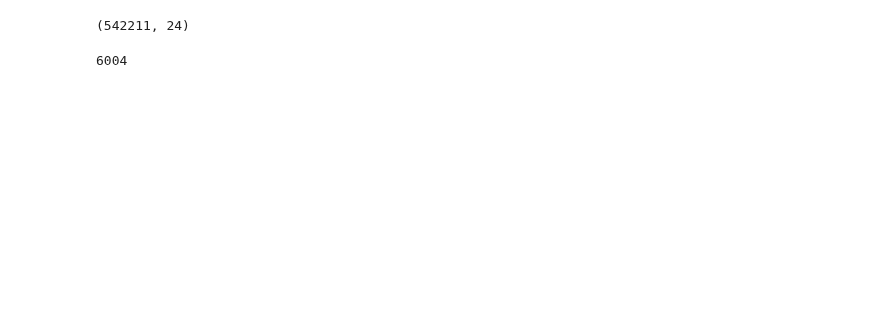
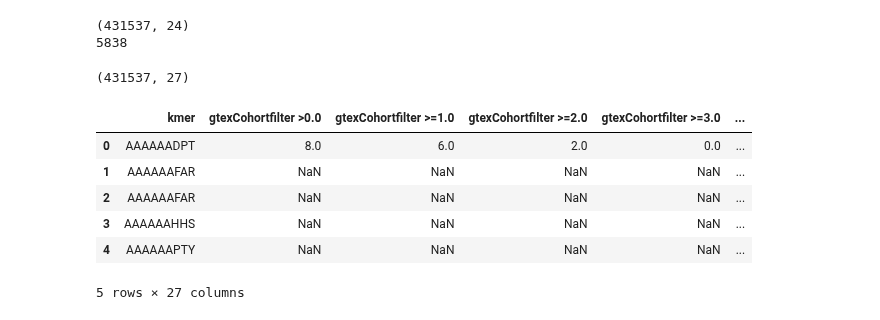
Before and after one commit to ratschlab/projects2020_ohsu, a Jupyter notebook: eth/peptide_search_format/notebooks/20230523_speedup_kmer_to_metadata_matching.ipynb, the cells around one changed output. Cells and saved outputs as stored; diff of their text form; code cells hidden in the pictures; blank space fills up the shorter version.

Commit message:
freeze peptide search

```diff
--- a/eth/peptide_search_format/notebooks/20230523_speedup_kmer_to_metadata_matching.ipynb
+++ b/eth/peptide_search_format/notebooks/20230523_speedup_kmer_to_metadata_matching.ipynb
@@ -3,0 +73,30 @@ import pandas as pd
+# %%
+def explode_immunopepper_coord(mx, coord_col = 'coord', sep=':'):
+    coord_mx = mx[coord_col].str.split(sep, expand=True) #7 min
+
+    coord_mx[1] = coord_mx[1].astype('int')
+    coord_mx[2] = coord_mx[2].astype('int')
+
+    coord_mx['strand'] = None
+    coord_mx.loc[coord_mx[1] < coord_mx[2], 'strand'] = '+'
+    coord_mx.loc[coord_mx[1] > coord_mx[2], 'strand'] = '-'
+
+    coord_mx['junction_coordinate1'] = None
+    coord_mx['junction_coordinate2'] = None
+
+
+    coord_mx = coord_mx.astype(str) # 7 min
+
+    coord_mx['+first'] = coord_mx[1] + ':' + coord_mx[2]
+    coord_mx['+secon'] = coord_mx[3] + ':' + coord_mx[4]
+    coord_mx['-first'] = coord_mx[3] + ':' + coord_mx[0]
+    coord_mx['-secon'] = coord_mx[5] + ':' + coord_mx[2]
+
+
+
+    coord_mx.loc[(coord_mx['strand'] == '+'), 'junction_coordinate1'] = coord_mx['+first']
+    coord_mx.loc[(coord_mx['strand'] == '-'), 'junction_coordinate1'] = coord_mx['-first']
+    coord_mx.loc[(coord_mx['strand'] == '+') & (coord_mx[4] != 'None') , 'junction_coordinate2'] = coord_mx['+secon']
+    coord_mx.loc[(coord_mx['strand'] == '-') & (coord_mx[4] != 'None') , 'junction_coordinate2'] = coord_mx['-secon']
+
+    return coord_mx
@@ -4,2 +105,7 @@ import pandas as pd
 # %%
+# Paths
 basedir = '/cluster/work/grlab/projects/projects2020_OHSU/peptides_generation/CANCER_eth/commit_c4dd02c_conf2_Frame_cap0_runs/TCGA_Ovarian_374'
+
+intermediate_file = os.path.join(basedir, 'filtering_intermediate/complete_cancer_candidates_order_r_complete.tsv.gz')
+
+longlist = '/cluster/work/grlab/projects/projects2020_OHSU/peptides_generation/CANCER_eth/commit_c4dd02c_conf2_Frame_cap0_runs/TCGA_Ovarian_374/filtering_samples/filters_19May_order_5ge_wAnnot_GPstar/All_samples_longlist.tsv.gz'
@@ -39,10 +138,30 @@ long_list.shape
 # %%
+# Merge on metadata
 batch_interest = inter.merge(long_list, on = ['kmer', 'coord'], how = 'right')
+
+print(batch_interest.shape)
+
+print(len(batch_interest['batch'].unique()))
+# %% [output]
+(431537, 24)
+5838
-# %%
-batch_interest.shape
-# %% [output]
-(542211, 24)
-# %%
-print(len(batch_interest['batch'].unique()))
-# %% [output]
-6004
+# %%
+# Add Coordinate
+coord_mx = explode_immunopepper_coord(batch_interest)
+
+batch_interest = pd.concat([batch_interest,
+                            coord_mx[['strand', 'junction_coordinate1', 'junction_coordinate2']]], axis = 1)
+# %%
+batch_interest.shape
+# %% [output]
+(431537, 27)
+# %%
+batch_interest.head()
+# %% [output]
+|  | kmer | gtexCohortfilter >0.0 | gtexCohortfilter >=1.0 | gtexCohortfilter >=2.0 | gtexCohortfilter >=3.0 | ... |
+| 0 | AAAAAADPT | 8.0 | 6.0 | 2.0 | 0.0 | ... |
+| 1 | AAAAAAFAR | NaN | NaN | NaN | NaN | ... |
+| 2 | AAAAAAFAR | NaN | NaN | NaN | NaN | ... |
+| 3 | AAAAAAHHS | NaN | NaN | NaN | NaN | ... |
+| 4 | AAAAAAPTY | NaN | NaN | NaN | NaN | ... |
+5 rows × 27 columns
```
Also changed, not shown: parts of 36 cells of this notebook, 2 other files.
